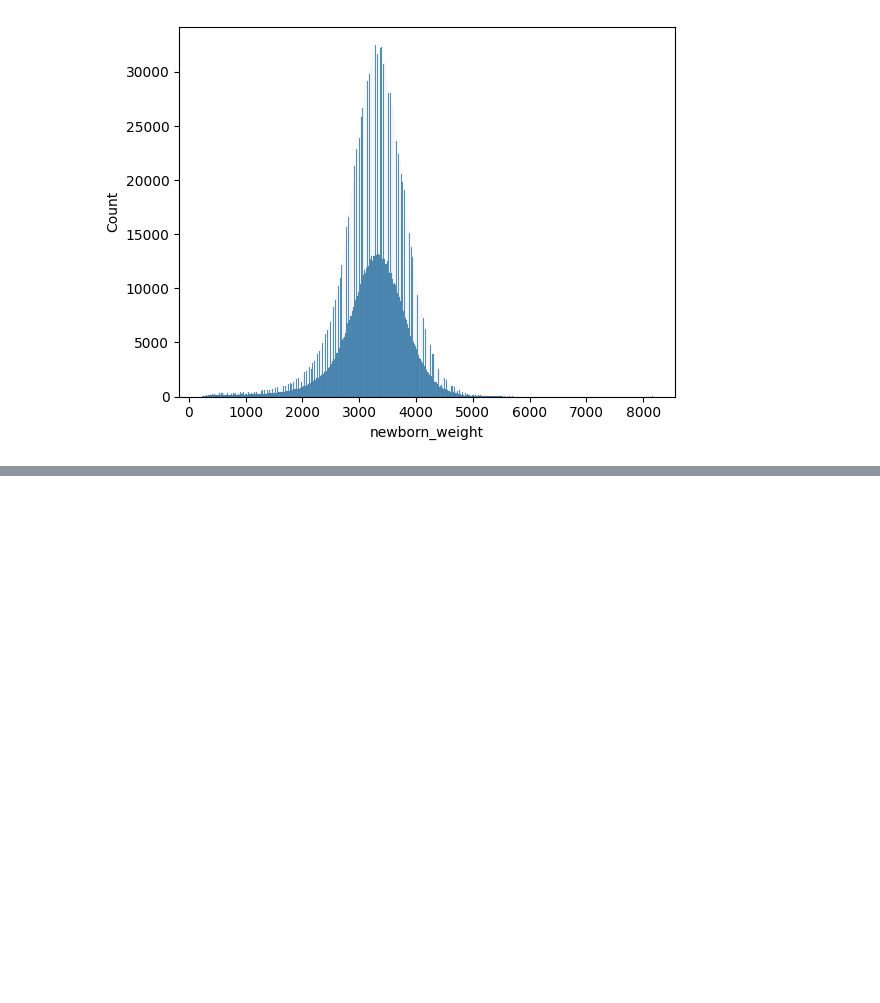
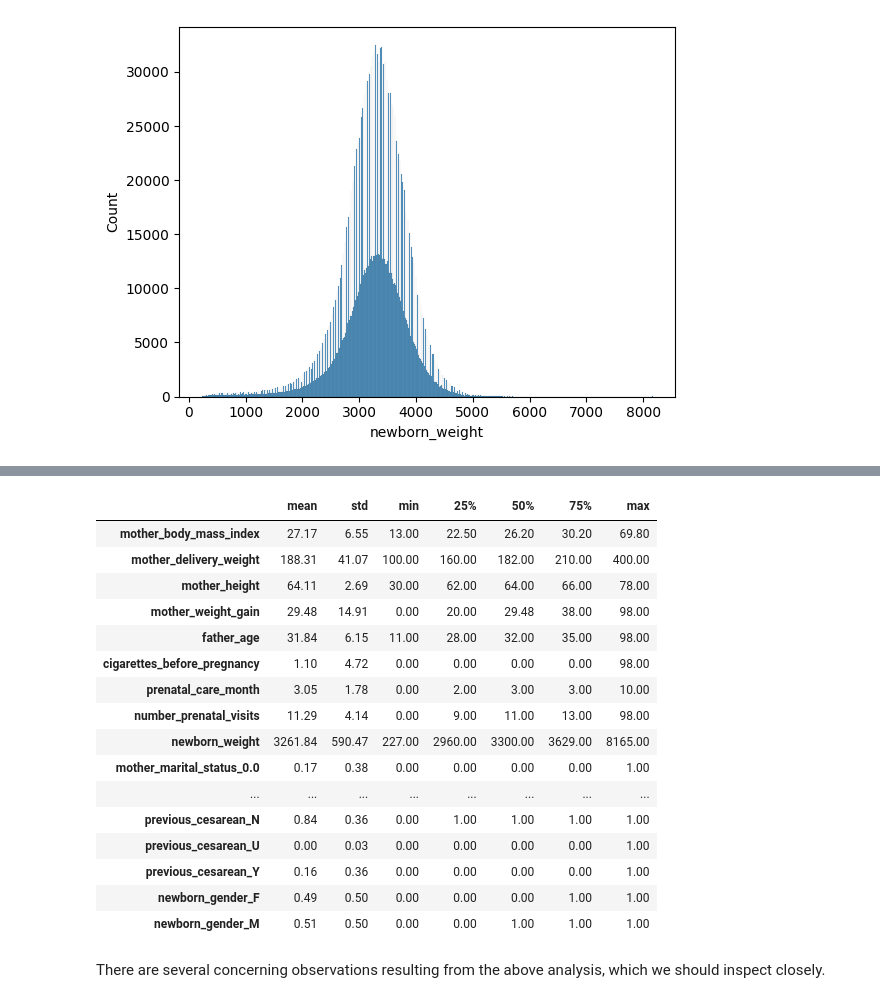
Before and after one commit to AlexWieli/ML_project, a Jupyter notebook: regression/regression.ipynb, the cells around one changed output, grey strips where cells are left out. Saved outputs shown, nothing was run; the diff lists cells and outputs as text; code cells hidden in the pictures; blank space fills up the shorter version.

```diff
--- a/regression/regression.ipynb
+++ b/regression/regression.ipynb
@@ -313,0 +390,22 @@ Text(0, 0.5, 'Count')
+# %%
+dataset.describe().transpose().drop('count', axis=1)
+# %% [output]
+|  | mean | std | min | 25% | 50% | 75% | max |
+| mother_body_mass_index | 27.17 | 6.55 | 13.00 | 22.50 | 26.20 | 30.20 | 69.80 |
+| mother_delivery_weight | 188.31 | 41.07 | 100.00 | 160.00 | 182.00 | 210.00 | 400.00 |
+| mother_height | 64.11 | 2.69 | 30.00 | 62.00 | 64.00 | 66.00 | 78.00 |
+| mother_weight_gain | 29.48 | 14.91 | 0.00 | 20.00 | 29.48 | 38.00 | 98.00 |
+| father_age | 31.84 | 6.15 | 11.00 | 28.00 | 32.00 | 35.00 | 98.00 |
+| cigarettes_before_pregnancy | 1.10 | 4.72 | 0.00 | 0.00 | 0.00 | 0.00 | 98.00 |
+| prenatal_care_month | 3.05 | 1.78 | 0.00 | 2.00 | 3.00 | 3.00 | 10.00 |
+| number_prenatal_visits | 11.29 | 4.14 | 0.00 | 9.00 | 11.00 | 13.00 | 98.00 |
+| newborn_weight | 3261.84 | 590.47 | 227.00 | 2960.00 | 3300.00 | 3629.00 | 8165.00 |
+| mother_marital_status_0.0 | 0.17 | 0.38 | 0.00 | 0.00 | 0.00 | 0.00 | 1.00 |
+| ... | ... | ... | ... | ... | ... | ... | ... |
+| previous_cesarean_N | 0.84 | 0.36 | 0.00 | 1.00 | 1.00 | 1.00 | 1.00 |
+| previous_cesarean_U | 0.00 | 0.03 | 0.00 | 0.00 | 0.00 | 0.00 | 1.00 |
+| previous_cesarean_Y | 0.16 | 0.36 | 0.00 | 0.00 | 0.00 | 0.00 | 1.00 |
+| newborn_gender_F | 0.49 | 0.50 | 0.00 | 0.00 | 0.00 | 1.00 | 1.00 |
+| newborn_gender_M | 0.51 | 0.50 | 0.00 | 0.00 | 1.00 | 1.00 | 1.00 |
+# %% [markdown]
+There are several concerning observations resulting from the above analysis, which we should inspect closely.
```
Also changed, not shown: parts of 22 cells of this notebook.
